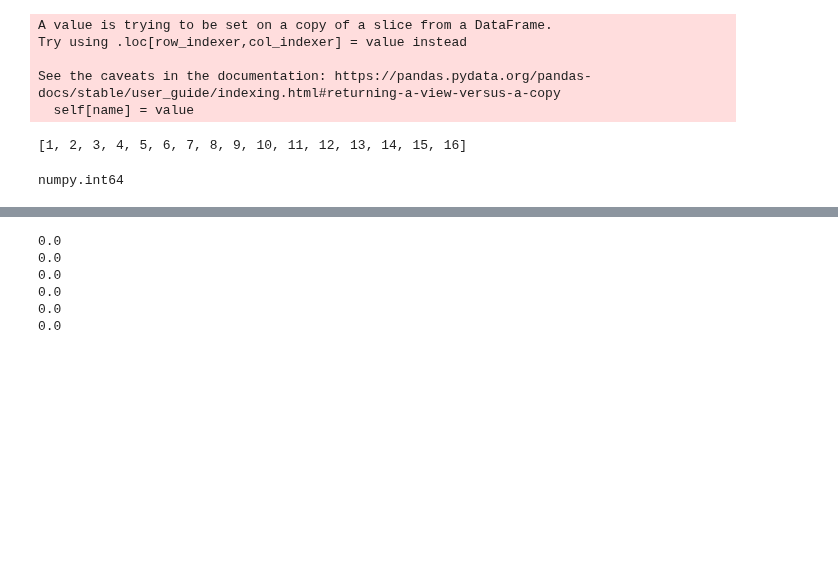
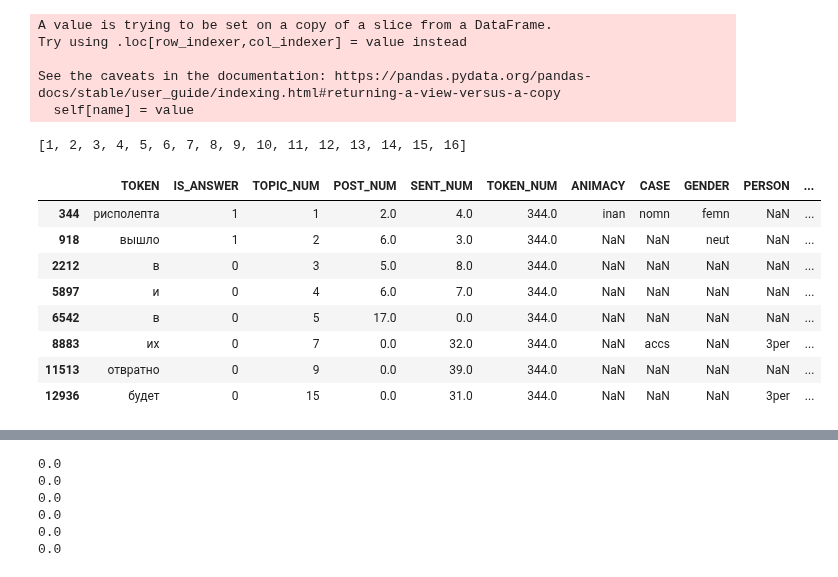
Before and after one commit to DmitryKutsev/cross-document_coreference, a Jupyter notebook: classifiers/ml_classifiers.ipynb, the cells around one changed output, grey strips where cells are left out. Drawn from its saved outputs; the diff is of its cells as text; code cells hidden in the pictures; blank space fills up the shorter version.

```diff
--- a/classifiers/ml_classifiers.ipynb
+++ b/classifiers/ml_classifiers.ipynb
@@ -440,10 +445,18 @@ topics = list(set(df.TOPIC_NUM.values))
 topics
 # %% [output]
 [1, 2, 3, 4, 5, 6, 7, 8, 9, 10, 11, 12, 13, 14, 15, 16]
-# %%
-type(df['SENT_NUM'][18])
-# %% [output]
-numpy.int64
+# %%
+df.loc[df['TOKEN_NUM'] == 344 ]
+# %% [output]
+|  | TOKEN | IS_ANSWER | TOPIC_NUM | POST_NUM | SENT_NUM | TOKEN_NUM | ANIMACY | CASE | GENDER | PERSON | ... |
+| 344 | рисполепта | 1 | 1 | 2.0 | 4.0 | 344.0 | inan | nomn | femn | NaN | ... |
+| 918 | вышло | 1 | 2 | 6.0 | 3.0 | 344.0 | NaN | NaN | neut | NaN | ... |
+| 2212 | в | 0 | 3 | 5.0 | 8.0 | 344.0 | NaN | NaN | NaN | NaN | ... |
+| 5897 | и | 0 | 4 | 6.0 | 7.0 | 344.0 | NaN | NaN | NaN | NaN | ... |
+| 6542 | в | 0 | 5 | 17.0 | 0.0 | 344.0 | NaN | NaN | NaN | NaN | ... |
+| 8883 | их | 0 | 7 | 0.0 | 32.0 | 344.0 | NaN | accs | NaN | 3per | ... |
+| 11513 | отвратно | 0 | 9 | 0.0 | 39.0 | 344.0 | NaN | NaN | NaN | NaN | ... |
+| 12936 | будет | 0 | 15 | 0.0 | 31.0 | 344.0 | NaN | NaN | NaN | 3per | ... |
 # %%
 
 topic_num = 1
```
Also changed, not shown: parts of 9 cells of this notebook.
